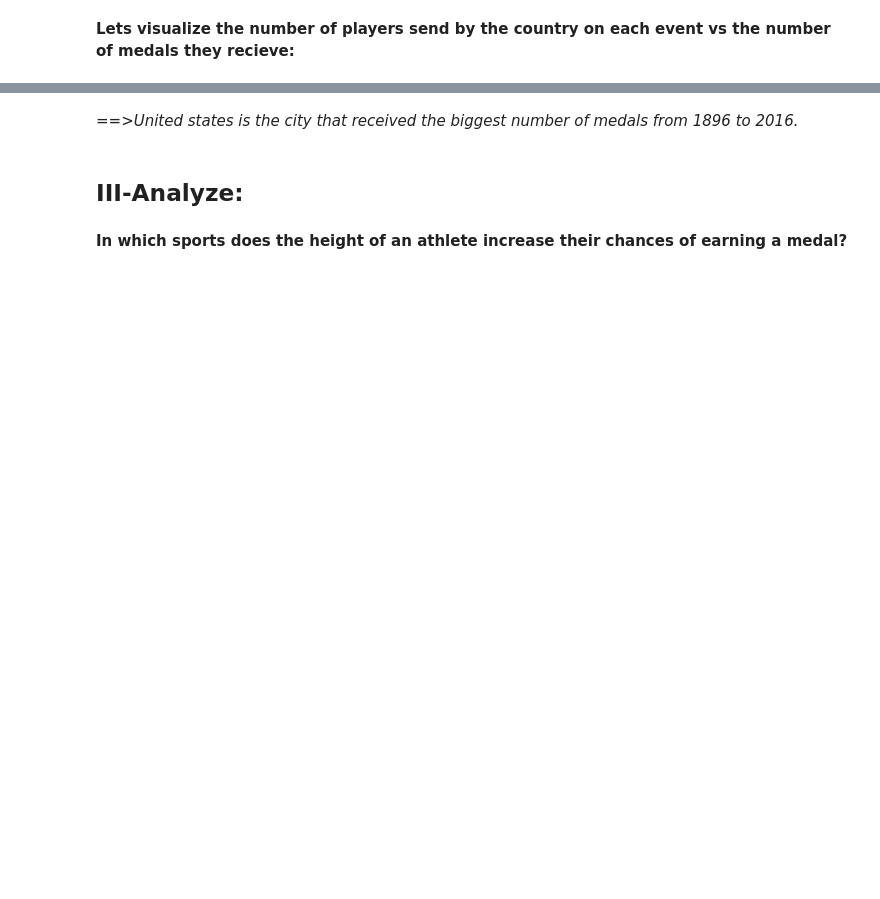
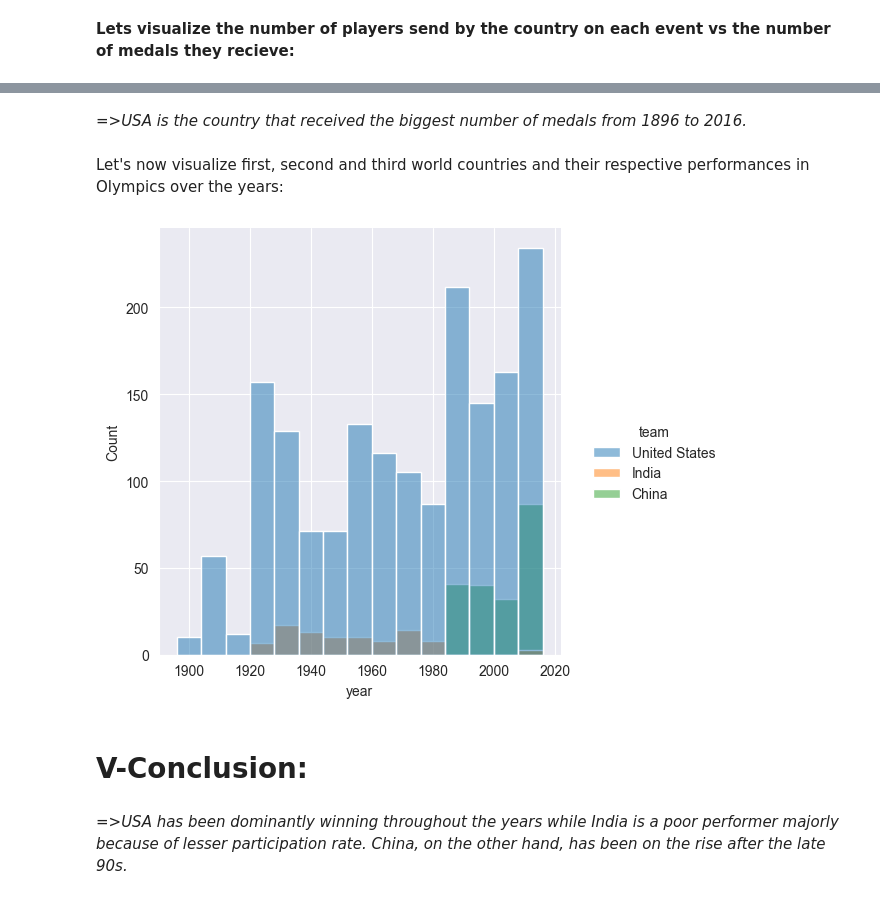
Before and after one commit to Asma-Zahouani/Data-Analysis-main, a Jupyter notebook: index.ipynb, the cells around one changed output, grey strips where cells are left out. Cells and saved outputs as stored; diff of their text form; code cells hidden in the pictures; blank space fills up the shorter version.

```diff
--- a/index.ipynb
+++ b/index.ipynb
@@ -286,6 +332,25 @@ plt.show()
 # %% [markdown]
-*==>United states is the city that received the biggest number of medals from 1896 to 2016.*
+*=>USA is the country that received the biggest number of medals from 1896 to 2016.*
-# %% [markdown]
-## III-Analyze:
-# %% [markdown]
-**In which sports does the height of an athlete increase their chances of earning a medal?**
+# %% [markdown]
+Let's now visualize first, second and third world countries and their respective performances in Olympics over the years:
+# %%
+# define a function that filters dataset to give desired records
+def olympics_by_countries(olympics, cnames):
+    filtered = olympics[olympics.team.isin(cnames)]
+    filtered = filtered[filtered.medal.isin(["Gold", "Silver", "Bronze"])]
+    return filtered[['medal', 'year', 'team']]
+
+# use the displot function to visualize the medals won by countries India, China and United States throughout years
+def plot(olympics):
+    sns.displot(olympics, x="year", hue='team')
+
+# call function olympics_by_countries and declare cnames to filter data and use function plot on the filtered data
+olympics = olympics_by_countries(olympics, ["India", "China", "United States"])
+plot(olympics)
+# %% [output]
+[figure, added]
+# %% [markdown]
+# V-Conclusion:
+# %% [markdown]
+
+ *=>USA has been dominantly winning throughout the years while India is a poor performer majorly because of lesser participation rate. China, on the other hand, has been on the rise after the late 90s.*
```
Also changed, not shown: parts of 22 cells of this notebook, 1 other file.
